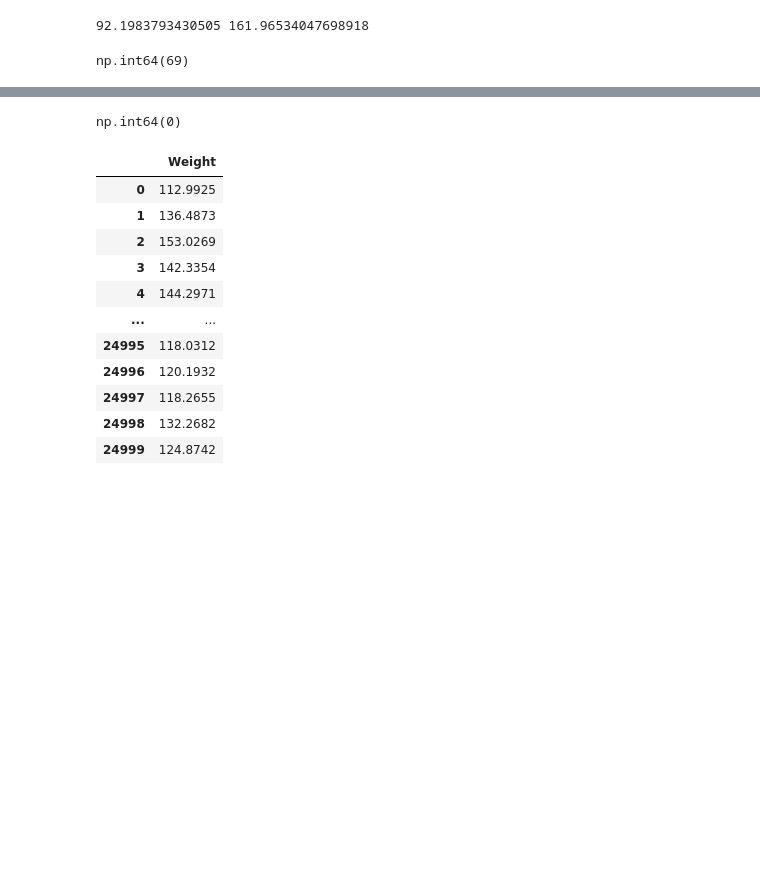
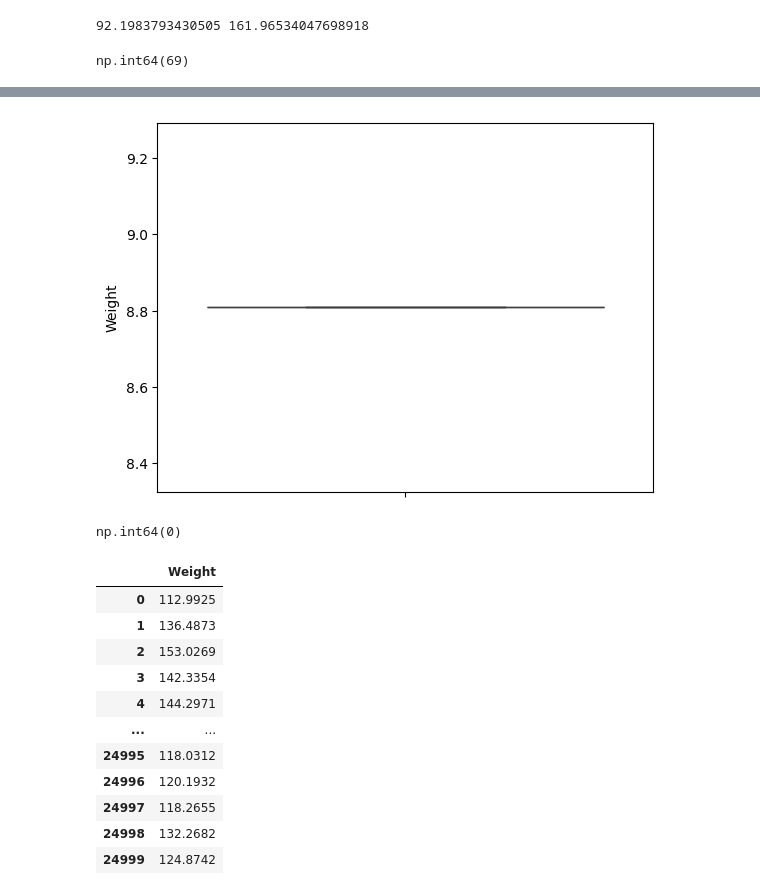
Before and after one commit to vivsingh119/agentic-ai-practise, a Jupyter notebook: Feature_Engineering.ipynb, the cells around one changed output, grey strips where cells are left out. Saved outputs shown, nothing was run; the diff lists cells and outputs as text; code cells hidden in the pictures; blank space fills up the shorter version.

```diff
--- a/Feature_Engineering.ipynb
+++ b/Feature_Engineering.ipynb
@@ -446,5 +451,10 @@ np.int64(69)
 # %%
 sampleData['Weight']=sampleData['Weight'].map(lambda x: lower if(x<lower) else upper if(x>upper) else x)
+# %%
+sns.boxplot(sampleData['Weight'])
+plt.show()
+# %% [output]
+[figure, added]
 # %%
 sampleData['Weight'][(sampleData['Weight']<lower)| (sampleData['Weight']>upper)].count()
 # %% [output]
```
Also changed, not shown: parts of 1 cell of this notebook.
